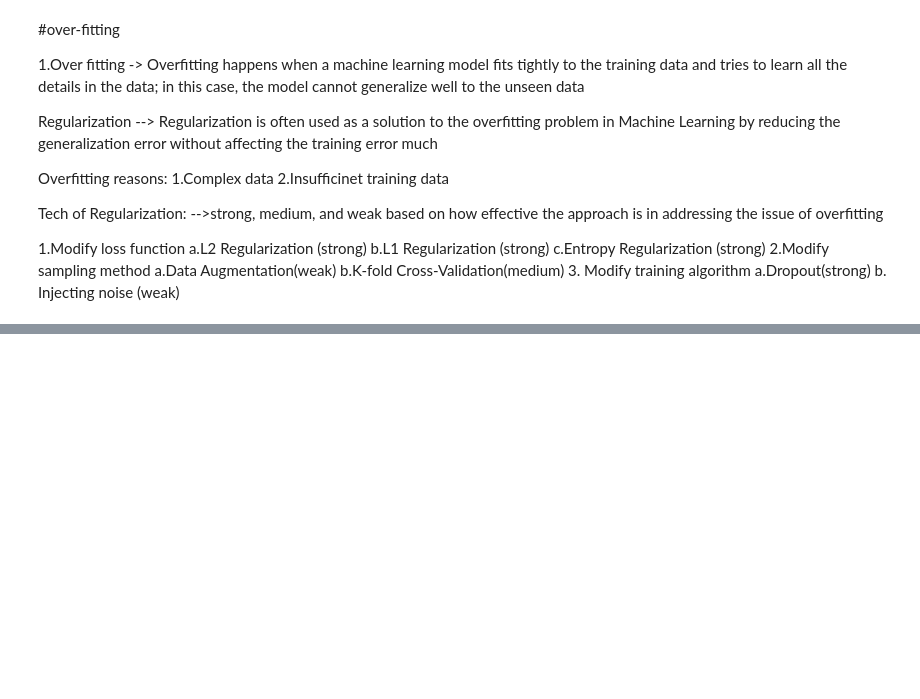
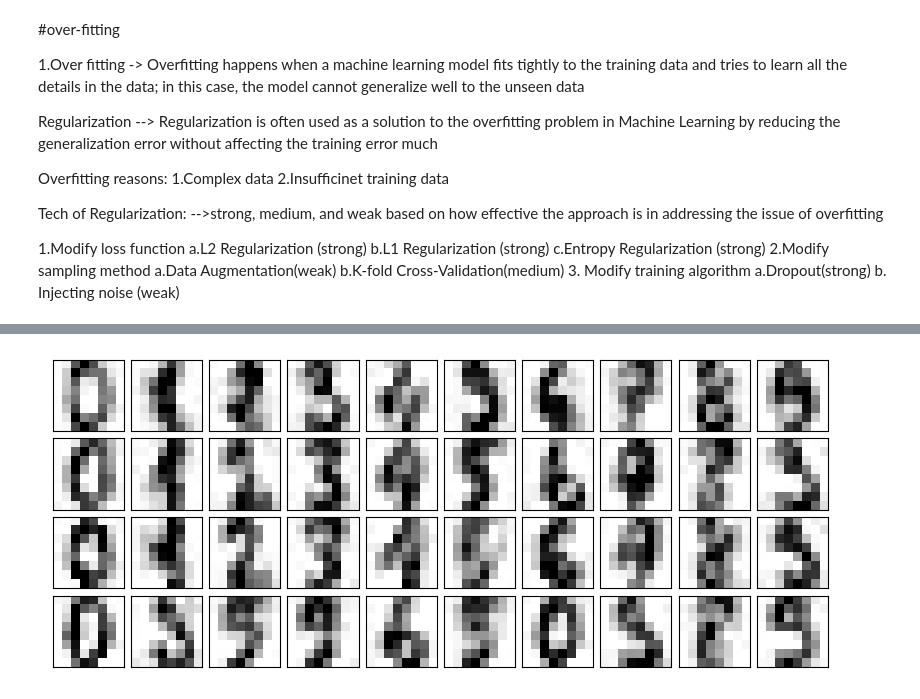
Before and after one commit to VedaVinothiniShastra/DS_PT_2, a Jupyter notebook: Day 17.ipynb, the cells around one changed output, grey strips where cells are left out. Drawn from its saved outputs; the diff is of its cells as text; code cells hidden in the pictures; blank space fills up the shorter version.

```diff
--- a/Day 17.ipynb
+++ b/Day 17.ipynb
@@ -205,0 +212,7 @@ plot_digits(digits.data)
+# %%
+pca = PCA(0.50).fit(noisy)
+components = pca.transform(noisy)
+filtered = pca.inverse_transform(components)
+plot_digits(filtered)
+# %% [output]
+[figure, added]
```
Also changed, not shown: parts of 16 cells of this notebook, 1 other file.
